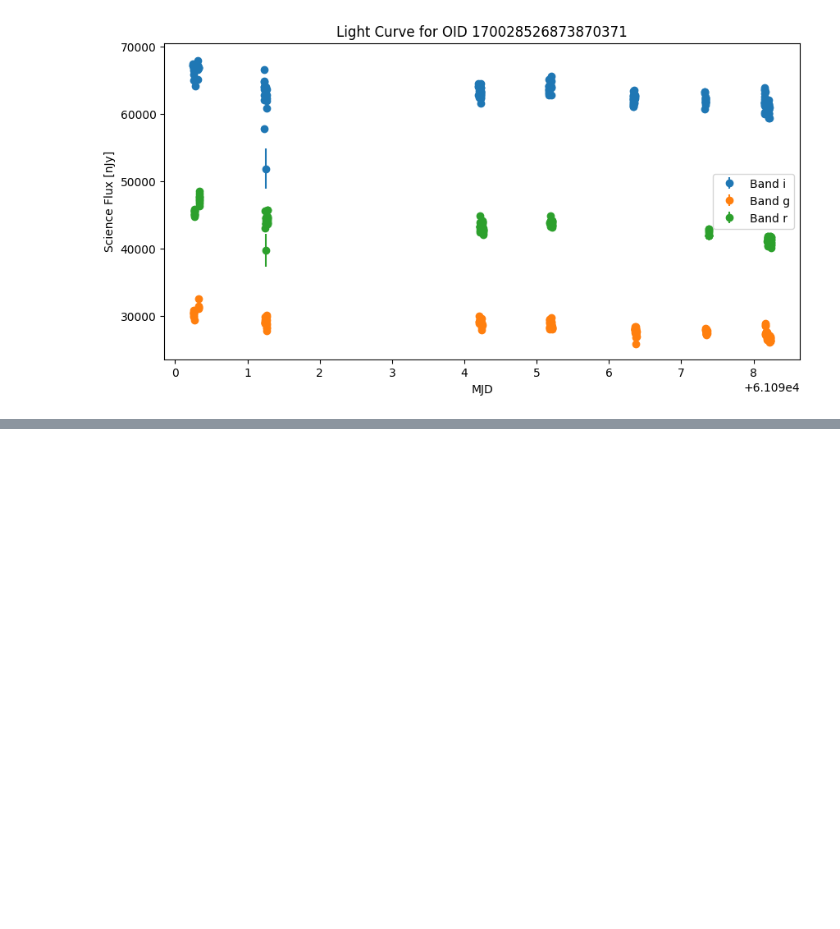
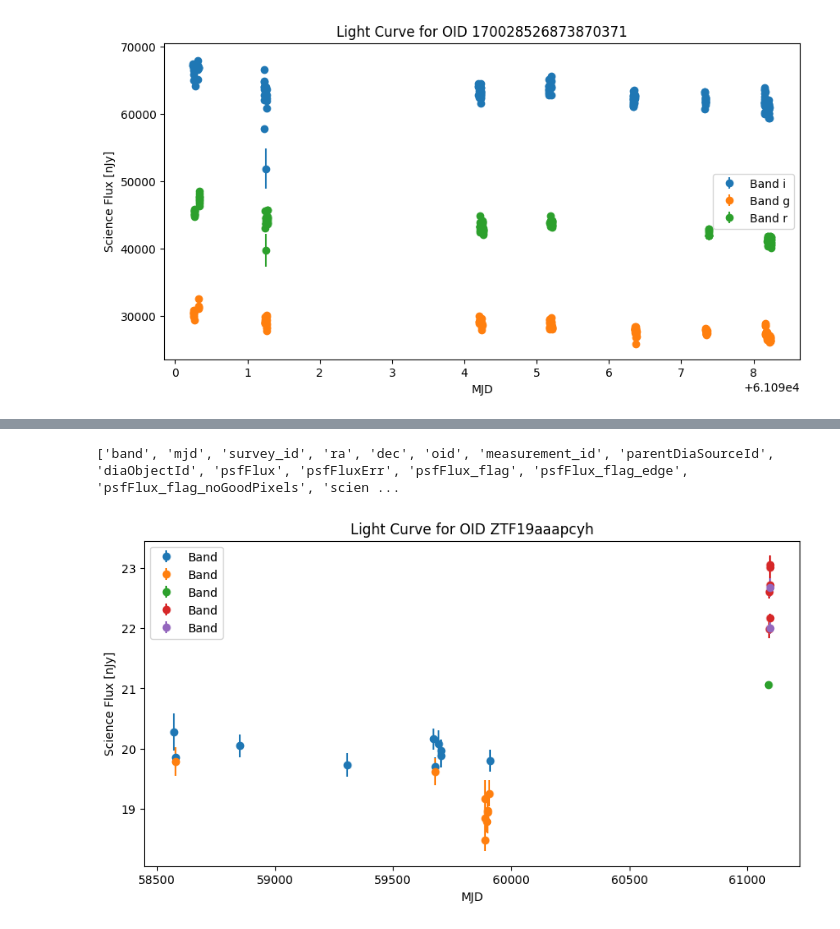
Before and after one commit to jurados/alercehackton2026, a Jupyter notebook: LSST_Candidates.ipynb, the cells around one changed output, grey strips where cells are left out. Saved outputs shown, nothing was run; the diff lists cells and outputs as text; code cells hidden in the pictures; blank space fills up the shorter version.

```diff
--- a/LSST_Candidates.ipynb
+++ b/LSST_Candidates.ipynb
@@ -180,0 +191,14 @@ df_obj_ztf
+# %%
+df_dets_ztf = alerce_client.query_detections(
+    oid=all_df_obj_ztf.oid.values[0],
+    survey='ztf',
+    format='pandas'
+)
+
+df_dets_lsst = alerce_client.query_detections(
+    oid=all_df_obj_ztf.lsst_oid.values[0],
+    survey='lsst',
+    format='pandas'
+)
+
+df_dets_ztf, df_dets_lsst
@@ -180,0 +223,53 @@ df_obj_ztf
+# %%
+print(list(df_dets_lsst.columns))
+# %% [output]
+['band', 'mjd', 'survey_id', 'ra', 'dec', 'oid', 'measurement_id', 'parentDiaSourceId', 'diaObjectId', 'psfFlux', 'psfFluxErr', 'psfFlux_flag', 'psfFlux_flag_edge', 'psfFlux_flag_noGoodPixels', 'scien ...
+# %%
+def fluxnjy2mag(flux):
+    return 31.4 - 2.5 * np.log10(flux)
+
+def flux_err_2_mag_err(flux_err, flux):
+    return (2.5 * flux_err) / (np.log(10.0) * flux)
+# %%
+band_map_ztf = {
+    1: 'g',
+    2: 'r',
+}
+
+band_map_lsst = {
+    1: 'g',
+    2: 'r',
+    3: 'i',
+    4: 'z',
+    5: 'y',
+    6: 'u',
+}
+
+fig, ax = plt.subplots(figsize=(10, 5))
+for band in df_dets_ztf.fid.unique():
+    subset = df_dets_ztf[df_dets_ztf.fid == band]
+    ax.errorbar(
+        subset.mjd,
+        subset.magpsf,
+        yerr=subset.sigmapsf,
+        fmt='o',
+        label=f'Band',
+    )
+
+for band in df_dets_lsst.band.unique():
+    subset = df_dets_lsst[df_dets_lsst.band == band]
+    ax.errorbar(
+        subset.mjd,
+        fluxnjy2mag(subset.psfFlux),
+        yerr=np.abs(flux_err_2_mag_err(subset.psfFluxErr,subset.psfFlux)),
+        fmt='o',
+        label=f'Band',
+    )
+
+ax.set_title(f'Light Curve for OID {all_df_obj_ztf.oid.values[0]}')
+ax.set_xlabel('MJD')
+ax.set_ylabel(r'Science Flux [nJy]')
+ax.legend()
+plt.show()
+# %% [output]
+[figure, added]
```
Also changed, not shown: parts of 5 cells of this notebook.
